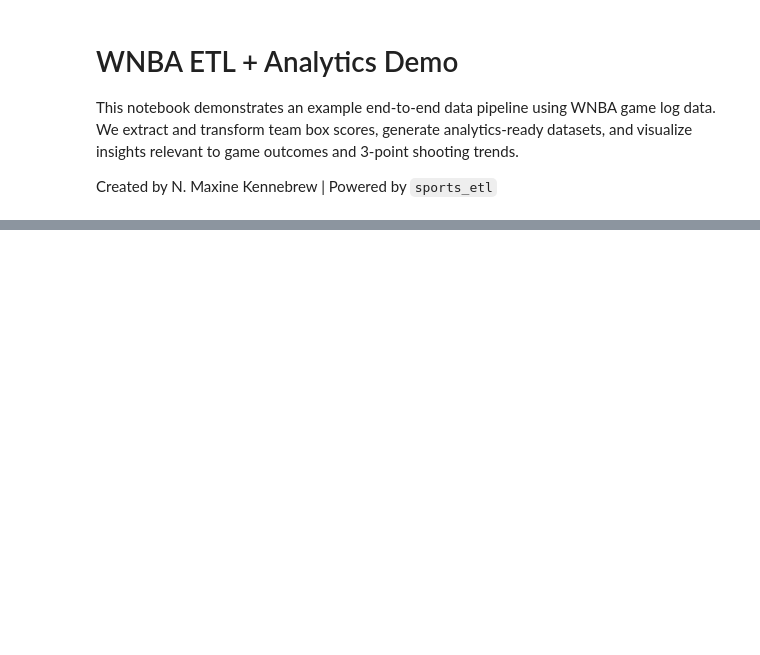
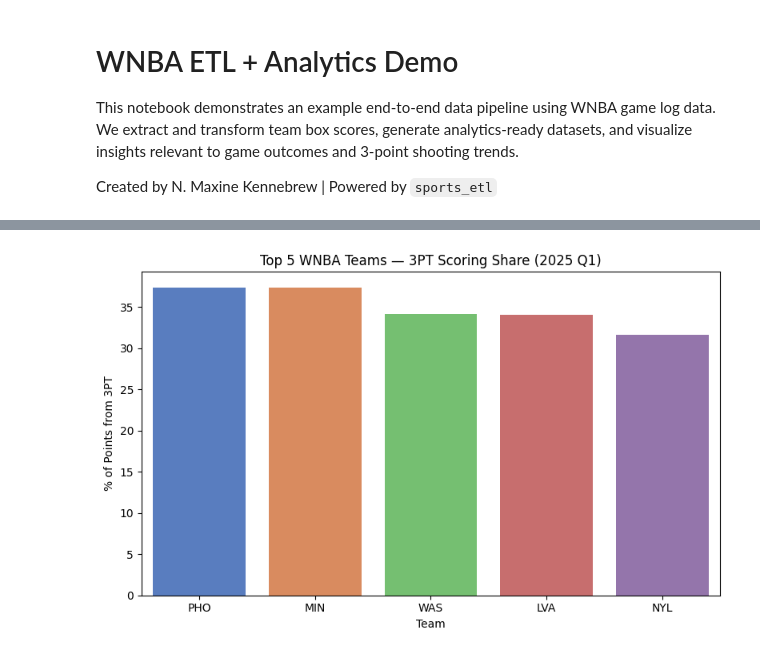
Before and after one commit to nkennebre/wnba_sports_etl, a Jupyter notebook: notebooks/wnba_etl_demo.ipynb, the cells around one changed output, grey strips where cells are left out. Drawn from its saved outputs; the diff is of its cells as text; code cells hidden in the pictures; blank space fills up the shorter version.

```diff
--- a/notebooks/wnba_etl_demo.ipynb
+++ b/notebooks/wnba_etl_demo.ipynb
@@ -24,0 +74,10 @@ print(df.columns.tolist())
+# %%
+df_2024_q1 = df[(df['Season'] == 2024) & (df['G#'] <= 11)].copy()
+# %%
+q1_3pt_summary = (
+    df_2024_q1.groupby("Team")[['Tm_3P', 'Tm_Pts']]
+    .sum()
+    .assign(ThreeP_Share=lambda x: x['Tm_3P'] * 3 / x['Tm_Pts'] * 100)
+    .sort_values("ThreeP_Share", ascending=False)
+)
+q1_3pt_summary.head()
@@ -24,0 +92,10 @@ print(df.columns.tolist())
+# %%
+top5 = q1_3pt_summary.head(5).reset_index()
+
+fig, ax = plt.subplots(figsize=(8, 5))
+sns.barplot(data=top5, x='Team', y='ThreeP_Share', palette='muted', hue = 'Team', ax=ax)
+ax.set_title("Top 5 WNBA Teams — 3PT Scoring Share (2025 Q1)")
+ax.set_ylabel("% of Points from 3PT")
+plt.tight_layout()
+# %% [output]
+[figure, added]
```
Also changed, not shown: parts of 8 cells of this notebook.
